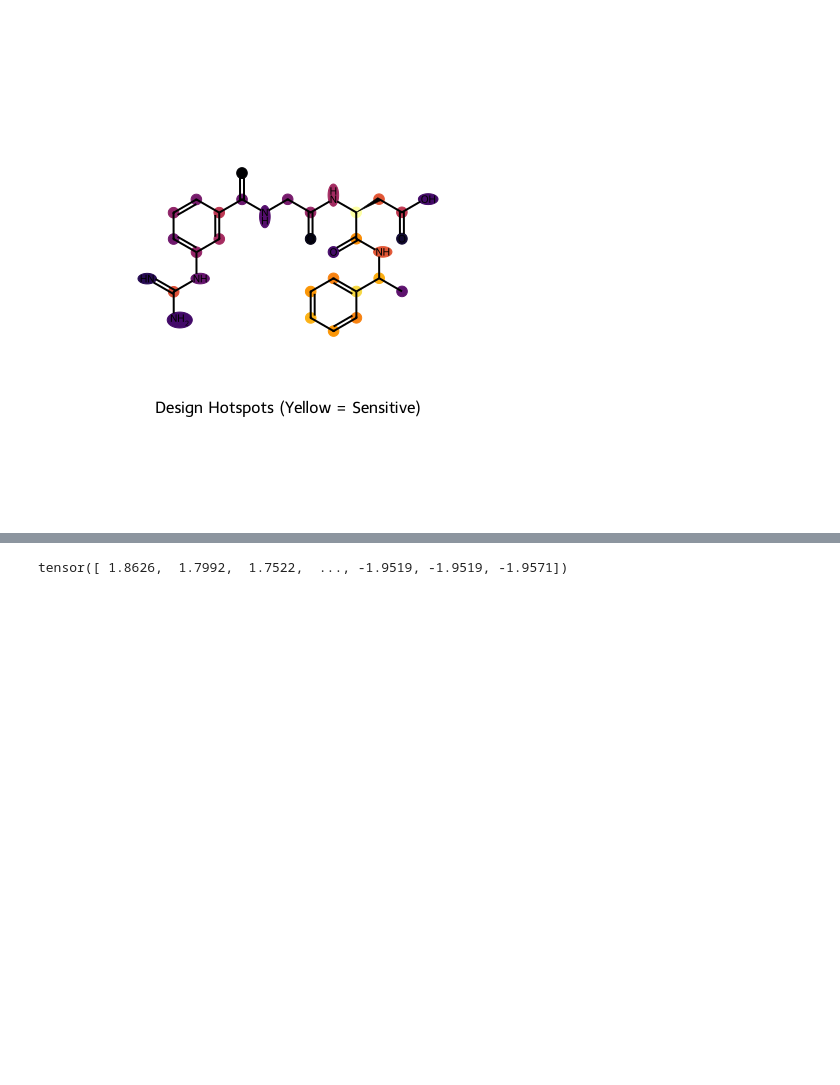
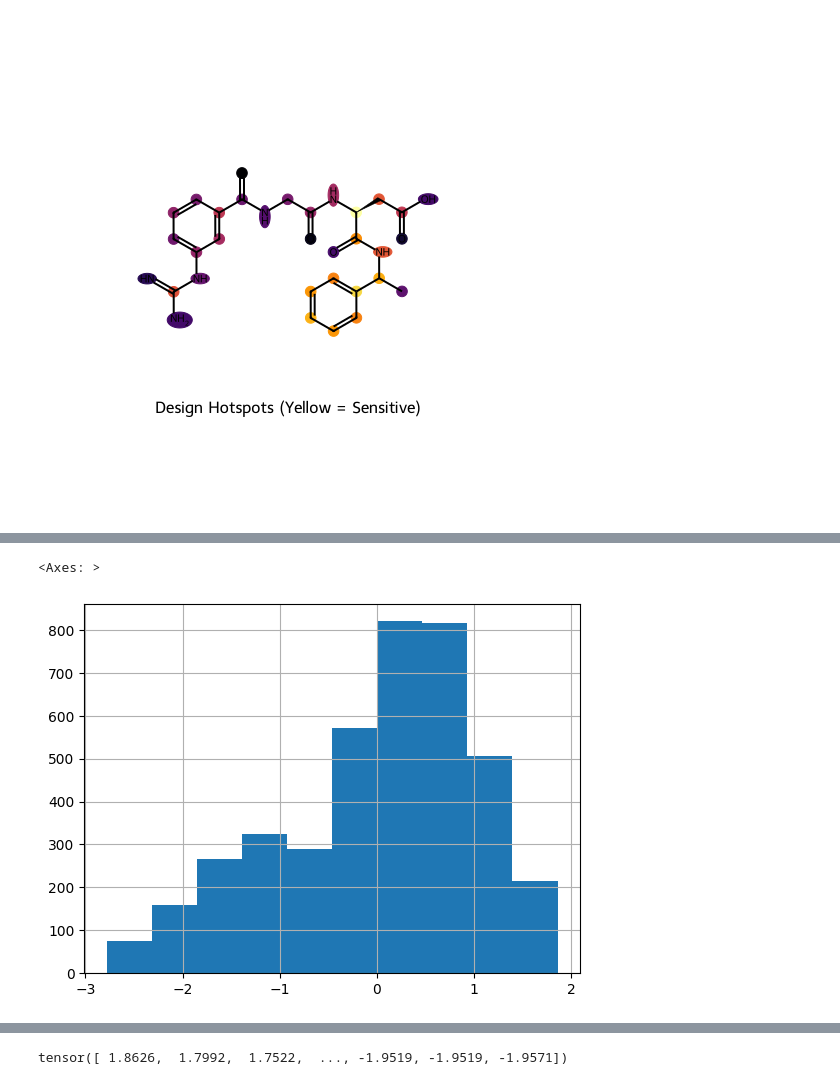
Before and after one commit to Djtrainer/cancer_research, a Jupyter notebook: notebooks/mdm2_breaker_model_analysis.ipynb, the cells around one changed output, grey strips where cells are left out. Saved outputs shown, nothing was run; the diff lists cells and outputs as text; code cells hidden in the pictures; blank space fills up the shorter version.

```diff
--- a/notebooks/mdm2_breaker_model_analysis.ipynb
+++ b/notebooks/mdm2_breaker_model_analysis.ipynb
@@ -806,0 +825,5 @@ Max Gradient: 0.4234
+# %%
+dataset_v5.df["pIC50_norm"].hist()
+# %% [output]
+<Axes: >
+[figure, added]
```
Also changed, not shown: parts of 8 cells of this notebook, 1 other file.
